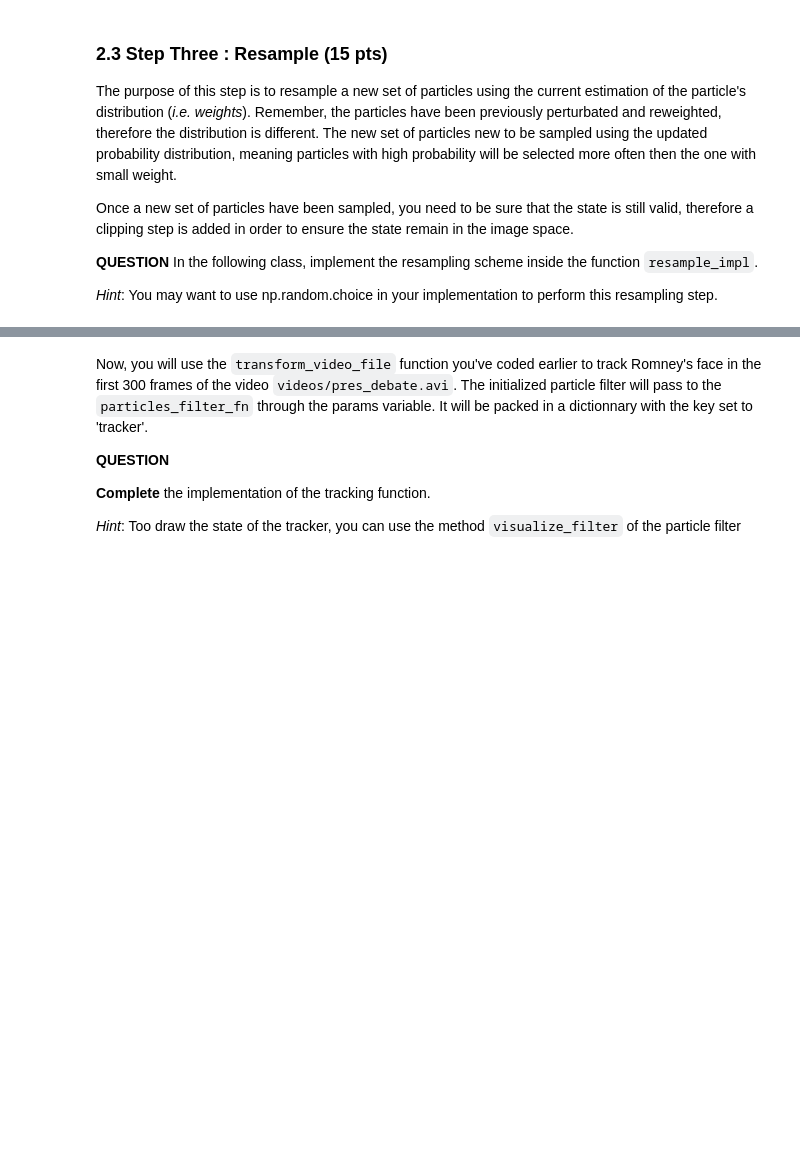
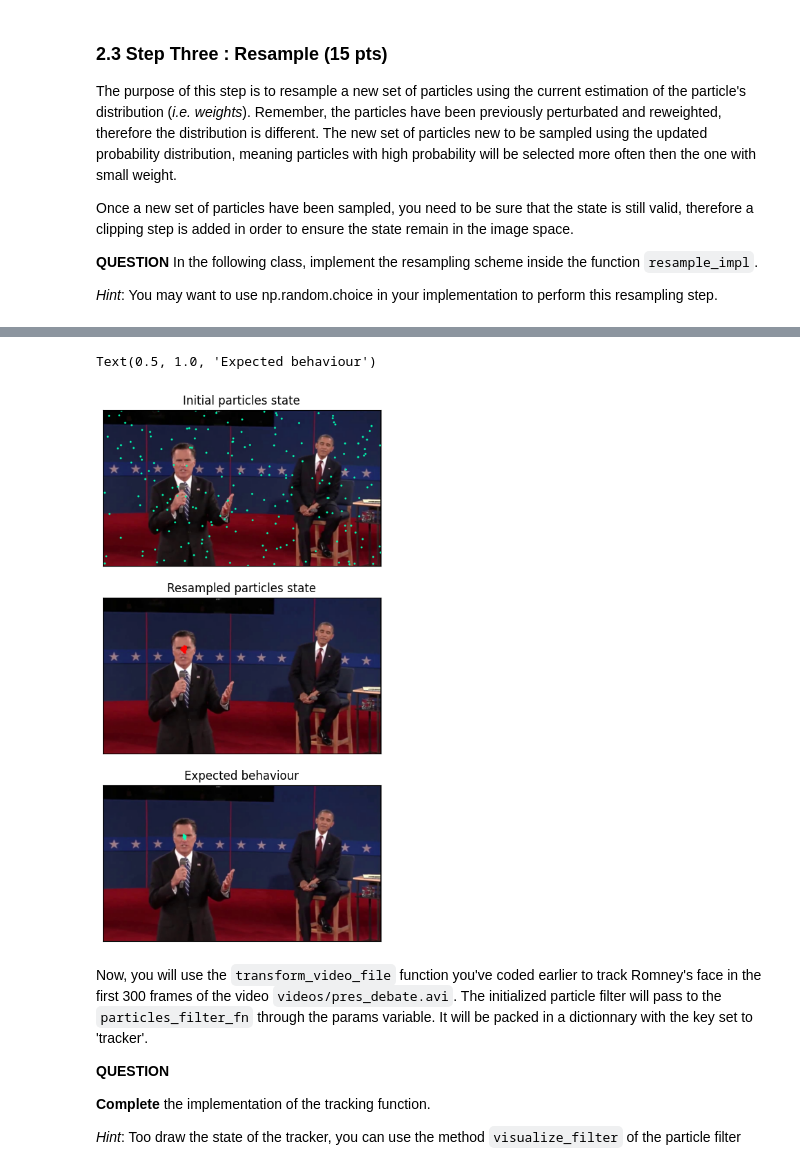
Before and after one commit to AlexYcode/IPLAB, a Jupyter notebook: Lab3/notebook/03_object_tracking_2025.ipynb, the cells around one changed output, grey strips where cells are left out. Drawn from its saved outputs; the diff is of its cells as text; code cells hidden in the pictures; blank space fills up the shorter version.

```diff
--- a/Lab3/notebook/03_object_tracking_2025.ipynb
+++ b/Lab3/notebook/03_object_tracking_2025.ipynb
@@ -833,7 +833,20 @@ class ParticleFilterStepThree(ParticleFilterStepTwo):
         """
 
         ########################
-        # YOUR CODE HERE
+
+        sampled_idxs = np.random.choice(self.n_particles,
+                                        size=self.n_particles,
+                                        replace=True,
+                                        p=self.weights)
+
+        self.particles = self.particles[sampled_idxs]
+
+        self.weights = np.full((self.n_particles,), 1.0 / self.n_particles)
+
+        h, w, = self.search_space
+        self.particles[:, 0] = np.clip(self.particles[:, 0], 0, w - 1)
+        self.particles[:, 1] = np.clip(self.particles[:, 1], 0, h - 1)
+
         ########################
 
 
@@ -849,29 +871,32 @@ The next cell creates a tracker and performs the three steps of the particle fil
 # %%
 # Create particle filter
 pf = ParticleFilterStepThree(model=model,
                              search_space=frame.shape[:2],
                              n_particles=200,
                              sigma_perturbation=20.0,
                              sigma_similarity=15.0,
                              state_dims=2)
 # Save initial particle position
 initial_particles = pf.draw_particles(np.copy(frame))
 
 # Update tracker
 pf.update(frame)
 pf.update(frame)
 
 # Draw particle's state after resampling
-resampled_particules = pf.draw_particles(np.copy(frame))
+resampled_particules = pf.draw_particles(np.copy(frame), color=(0, 0, 255))
 resampled_true = cv.imread(os.path.join('..','data', 'particles_filter', 'resampled_particles.jpg'))
 
 fig, ax = plt.subplots(3, 1, figsize=(14, 10))
 display_image(initial_particles, axes=ax[0])
 ax[0].set_title('Initial particles state')
 display_image(resampled_particules, axes=ax[1])
 ax[1].set_title('Resampled particles state')
 display_image(resampled_true, axes=ax[2])
 ax[2].set_title('Expected behaviour')
+# %% [output]
+Text(0.5, 1.0, 'Expected behaviour')
+[figure, added]
 # %% [markdown]
 Now, you will use the `transform_video_file` function you've coded earlier to track Romney's face in the first 300 frames of the video `videos/pres_debate.avi`. The initialized particle filter will pass to the `particles_filter_fn` through the params variable. It will be packed in a dictionnary with the key set to 'tracker'.
 
```
Also changed, not shown: parts of 7 cells of this notebook.
